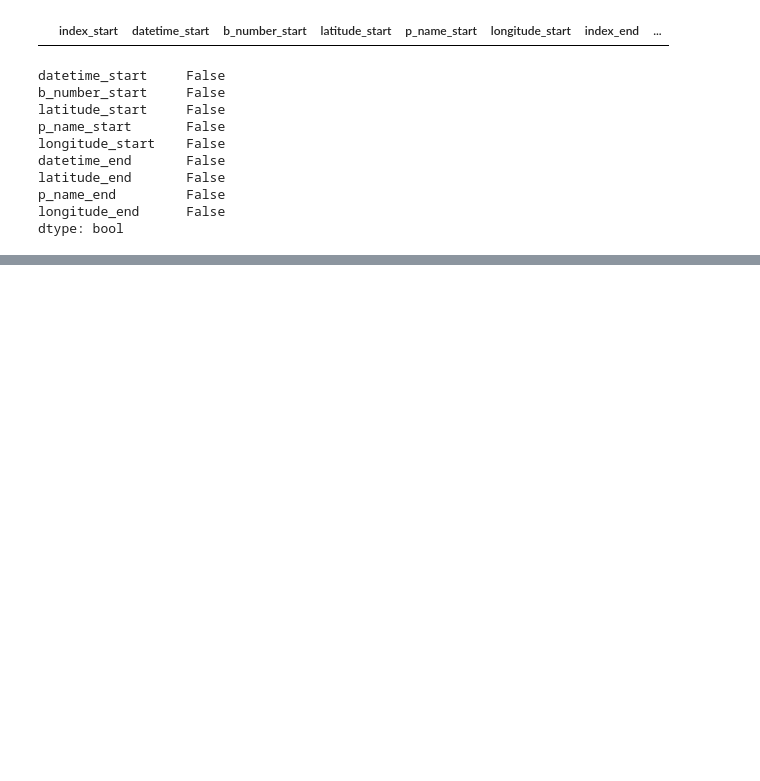
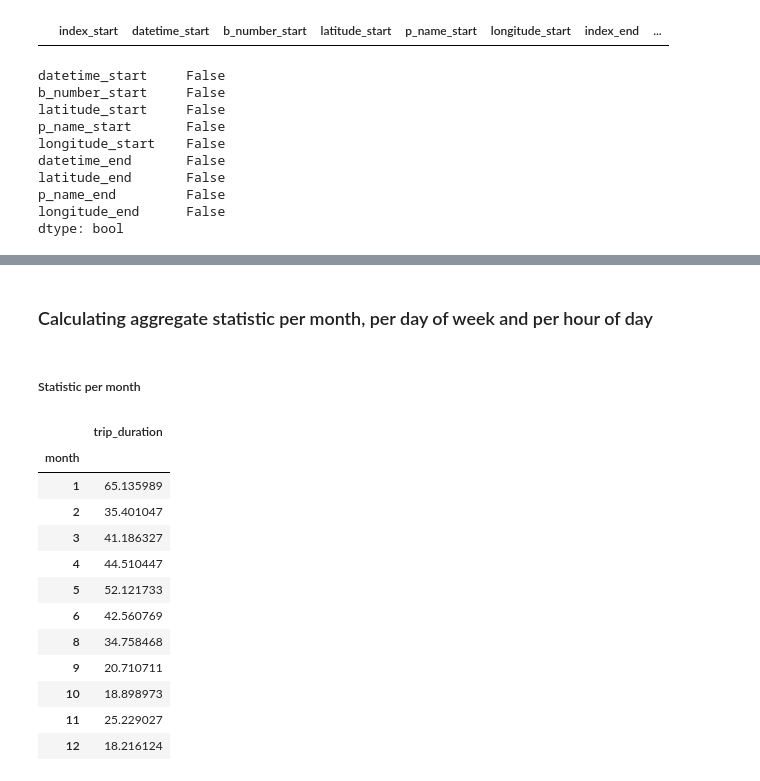
Before and after one commit to ey96/DataScienceBikesharing, a Jupyter notebook: PDS_dortmund_exploration.ipynb, the cells around one changed output, grey strips where cells are left out. Drawn from its saved outputs; the diff is of its cells as text; code cells hidden in the pictures; blank space fills up the shorter version.

```diff
--- a/PDS_dortmund_exploration.ipynb
+++ b/PDS_dortmund_exploration.ipynb
@@ -202,0 +209,21 @@ df_final
+# %% [markdown]
+### Calculating aggregate statistic per month, per day of week and per hour of day
+# %% [markdown]
+##### Statistic per month
+# %%
+df_final.groupby(['month']).mean()[["trip_duration"]]
+# --> no data for July
+# %% [output]
+|  | trip_duration |
+| month |  |
+| 1 | 65.135989 |
+| 2 | 35.401047 |
+| 3 | 41.186327 |
+| 4 | 44.510447 |
+| 5 | 52.121733 |
+| 6 | 42.560769 |
+| 8 | 34.758468 |
+| 9 | 20.710711 |
+| 10 | 18.898973 |
+| 11 | 25.229027 |
+| 12 | 18.216124 |
```
Also changed, not shown: parts of 12 cells of this notebook.
